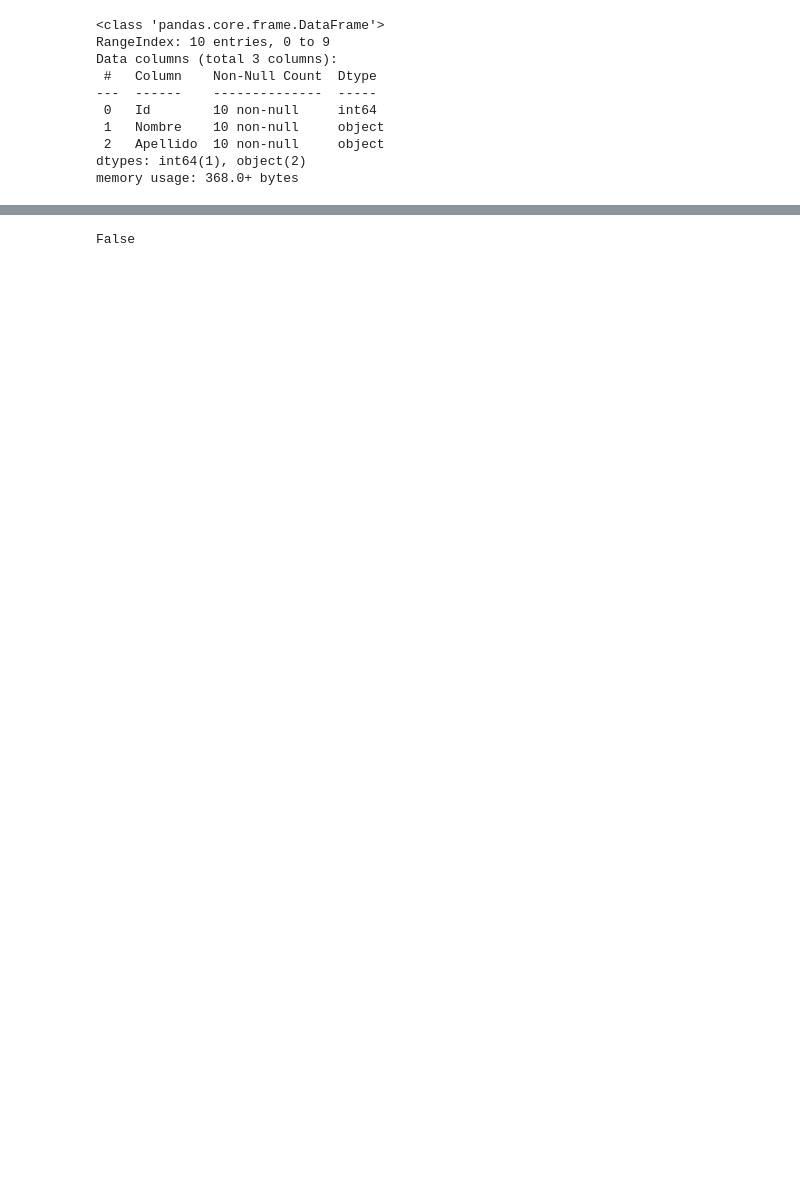
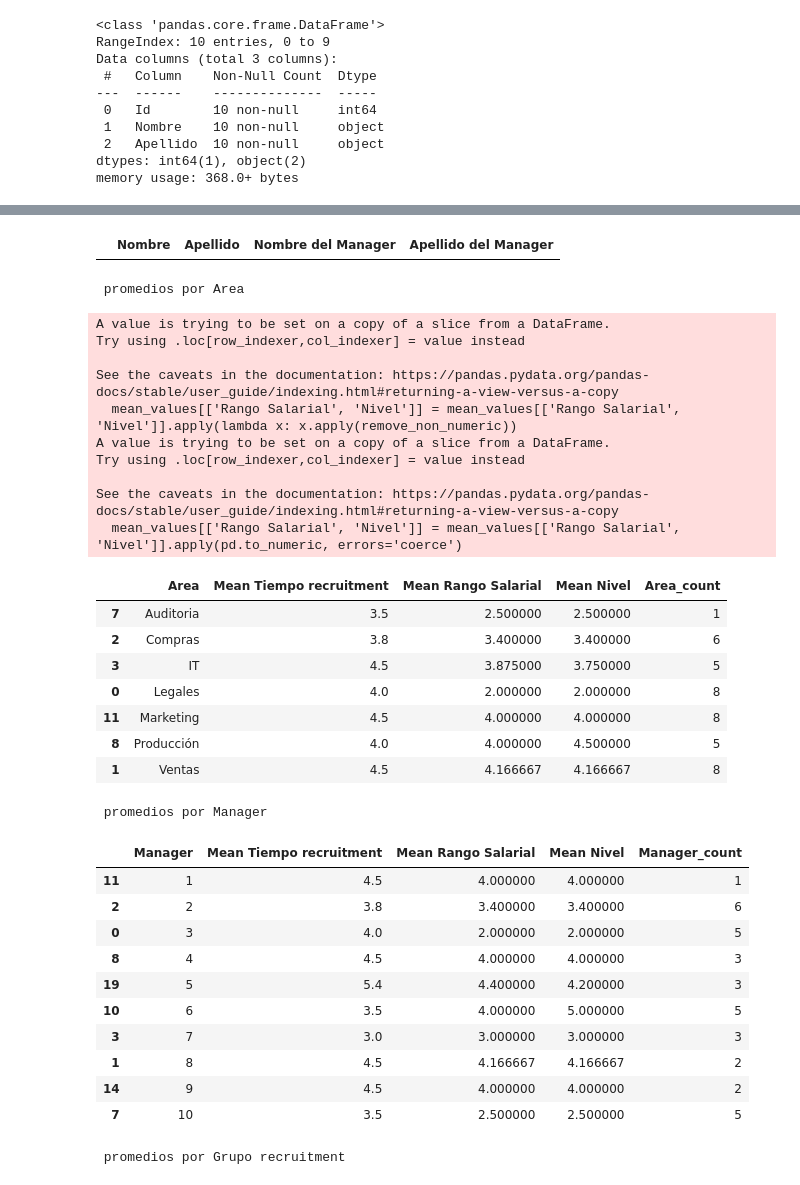
Before and after one commit to GarganoNicolas/EVDVai_DataEng, a Jupyter notebook: EDVai_1_DataEng.ipynb, the cells around one changed output, grey strips where cells are left out. Saved outputs shown, nothing was run; the diff lists cells and outputs as text; code cells hidden in the pictures; blank space fills up the shorter version.

```diff
--- a/EDVai_1_DataEng.ipynb
+++ b/EDVai_1_DataEng.ipynb
@@ -144,6 +155,78 @@ data.sample(3)
 # %%
 # Quiero saber si se fue algun manager...
-mask = data[['Nombre', 'Apellido']].equals(data[['Nombre del Manager', 'Apellido del Manager']])
-mask
+apellido = data[(data['Nombre'] == data['Nombre del Manager'])]
+apellido[['Nombre', 'Apellido', 'Nombre del Manager', 'Apellido del Manager']]
 # %% [output]
-False
+|  | Nombre | Apellido | Nombre del Manager | Apellido del Manager |
+# %%
+def remove_non_numeric(s):
+    return re.sub('[^0-9]+', '', s)
+
+# Assuming 'data' is your DataFrame and it's already defined
+mean_values = data[['Area', 'Manager', 'Grupo recruitment', 'Tiempo recruitment', 'Rango Salarial', 'Nivel']]
+mean_values[['Rango Salarial', 'Nivel']] = mean_values[['Rango Salarial', 'Nivel']].apply(lambda x: x.apply(remove_non_numeric))
+mean_values[['Rango Salarial', 'Nivel']] = mean_values[['Rango Salarial', 'Nivel']].apply(pd.to_numeric, errors='coerce')
+
+# List of column names to group by
+group_columns = ['Area', 'Manager', 'Grupo recruitment']
+
+# Dictionary to store the results for each group
+group_results = {}
+
+for column in group_columns:
+    # Grouping and calculating mean values
+    mean_values_group = mean_values.groupby(column)[['Tiempo recruitment', 'Rango Salarial', 'Nivel']].mean()
+    mean_values_group.reset_index(inplace=True)
+    mean_values_group.columns = [column, 'Mean Tiempo recruitment', 'Mean Rango Salarial', 'Mean Nivel']
+
+
+    # Adding a count column for each group
+    mean_values_group[f'{column}_count'] = mean_values.groupby(column)[column].transform('count')
+
+    # Merging the mean values back to the original DataFrame
+    merged_data = mean_values.merge(mean_values_group, on=column, how='left')
+
+    # Dropping unnecessary columns and duplicates
+    merged_data = merged_data.drop(['Tiempo recruitment', 'Rango Salarial', 'Nivel'], axis=1)
+
+
+    # Storing the result in the dictionary
+    group_results[column] = merged_data[[column, 'Mean Tiempo recruitment', 'Mean Rango Salarial', 'Mean Nivel', f'{column}_count']].drop_duplicates().sort_values(column)
+
+# Print the results
+for column, result in group_results.items():
+    print(f'\n\n promedios por {column}')
+    display(result)
+# %% [output]
+ promedios por Area
+A value is trying to be set on a copy of a slice from a DataFrame.
+Try using .loc[row_indexer,col_indexer] = value instead
+
+See the caveats in the documentation: https://pandas.pydata.org/pandas-docs/stable/user_guide/indexing.html#returning-a-view-versus-a-copy
+  mean_values[['Rango Salarial', 'Nivel']] = mean_values[['Rango Salarial', 'Nivel']].apply(lambda x: x.apply(remove_non_numeric))
+A value is trying to be set on a copy of a slice from a DataFrame.
+Try using .loc[row_indexer,col_indexer] = value instead
+
+See the caveats in the documentation: https://pandas.pydata.org/pandas-docs/stable/user_guide/indexing.html#returning-a-view-versus-a-copy
+  mean_values[['Rango Salarial', 'Nivel']] = mean_values[['Rango Salarial', 'Nivel']].apply(pd.to_numeric, errors='coerce')
+|  | Area | Mean Tiempo recruitment | Mean Rango Salarial | Mean Nivel | Area_count |
+| 7 | Auditoria | 3.5 | 2.500000 | 2.500000 | 1 |
+| 2 | Compras | 3.8 | 3.400000 | 3.400000 | 6 |
+| 3 | IT | 4.5 | 3.875000 | 3.750000 | 5 |
+| 0 | Legales | 4.0 | 2.000000 | 2.000000 | 8 |
+| 11 | Marketing | 4.5 | 4.000000 | 4.000000 | 8 |
+| 8 | Producción | 4.0 | 4.000000 | 4.500000 | 5 |
+| 1 | Ventas | 4.5 | 4.166667 | 4.166667 | 8 |
+ promedios por Manager
+|  | Manager | Mean Tiempo recruitment | Mean Rango Salarial | Mean Nivel | Manager_count |
+| 11 | 1 | 4.5 | 4.000000 | 4.000000 | 1 |
+| 2 | 2 | 3.8 | 3.400000 | 3.400000 | 6 |
+| 0 | 3 | 4.0 | 2.000000 | 2.000000 | 5 |
+| 8 | 4 | 4.5 | 4.000000 | 4.000000 | 3 |
+| 19 | 5 | 5.4 | 4.400000 | 4.200000 | 3 |
+| 10 | 6 | 3.5 | 4.000000 | 5.000000 | 5 |
+| 3 | 7 | 3.0 | 3.000000 | 3.000000 | 3 |
+| 1 | 8 | 4.5 | 4.166667 | 4.166667 | 2 |
+| 14 | 9 | 4.5 | 4.000000 | 4.000000 | 2 |
+| 7 | 10 | 3.5 | 2.500000 | 2.500000 | 5 |
+ promedios por Grupo recruitment
```
Also changed, not shown: parts of 24 cells of this notebook.
